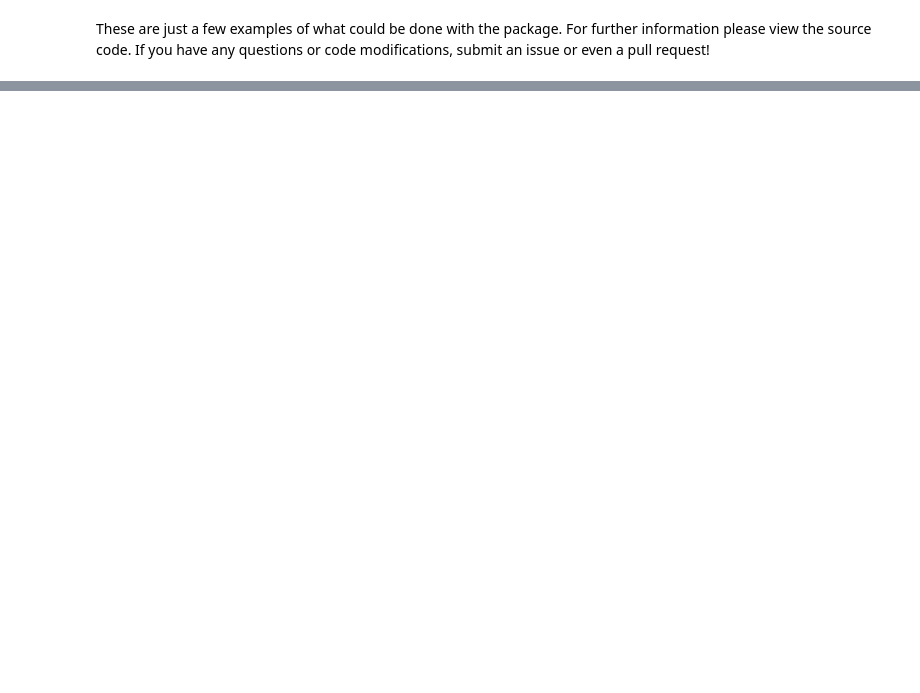
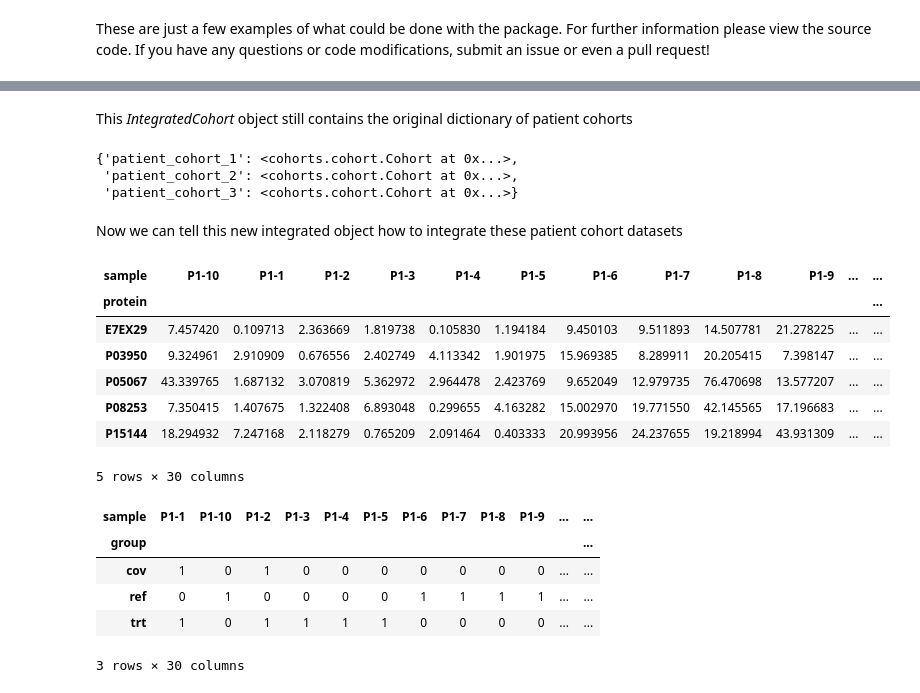
Before and after one commit to ngiangre/cohorts, a Jupyter notebook: Introduction.ipynb, the cells around one changed output, grey strips where cells are left out. Saved outputs shown, nothing was run; the diff lists cells and outputs as text; code cells hidden in the pictures; blank space fills up the shorter version.

```diff
--- a/Introduction.ipynb
+++ b/Introduction.ipynb
@@ -228,0 +291,12 @@ These are just a few examples of what could be done with the package. For furthe
+# %%
+integrated = cohorts.IntegratedCohort(cohorts = objs)
+# %% [markdown]
+This _IntegratedCohort_ object still contains the original dictionary of patient cohorts
+# %%
+integrated.cohorts_dictionary
+# %% [output]
+{'patient_cohort_1': <cohorts.cohort.Cohort at 0x...>,
+ 'patient_cohort_2': <cohorts.cohort.Cohort at 0x...>,
+ 'patient_cohort_3': <cohorts.cohort.Cohort at 0x...>}
+# %% [markdown]
+Now we can tell this new integrated object how to integrate these patient cohort datasets
@@ -228,0 +305,18 @@ These are just a few examples of what could be done with the package. For furthe
+# %%
+display(integrated.df.head())
+display(integrated.df_groups.head())
+# %% [output]
+| sample | P1-10 | P1-1 | P1-2 | P1-3 | P1-4 | P1-5 | P1-6 | P1-7 | P1-8 | P1-9 | ... | ... |
+| protein |  |  |  |  |  |  |  |  |  |  |  | ... |
+| E7EX29 | 7.457420 | 0.109713 | 2.363669 | 1.819738 | 0.105830 | 1.194184 | 9.450103 | 9.511893 | 14.507781 | 21.278225 | ... | ... |
+| P03950 | 9.324961 | 2.910909 | 0.676556 | 2.402749 | 4.113342 | 1.901975 | 15.969385 | 8.289911 | 20.205415 | 7.398147 | ... | ... |
+| P05067 | 43.339765 | 1.687132 | 3.070819 | 5.362972 | 2.964478 | 2.423769 | 9.652049 | 12.979735 | 76.470698 | 13.577207 | ... | ... |
+| P08253 | 7.350415 | 1.407675 | 1.322408 | 6.893048 | 0.299655 | 4.163282 | 15.002970 | 19.771550 | 42.145565 | 17.196683 | ... | ... |
+| P15144 | 18.294932 | 7.247168 | 2.118279 | 0.765209 | 2.091464 | 0.403333 | 20.993956 | 24.237655 | 19.218994 | 43.931309 | ... | ... |
+5 rows × 30 columns
+| sample | P1-1 | P1-10 | P1-2 | P1-3 | P1-4 | P1-5 | P1-6 | P1-7 | P1-8 | P1-9 | ... | ... |
+| group |  |  |  |  |  |  |  |  |  |  |  | ... |
+| cov | 1 | 0 | 1 | 0 | 0 | 0 | 0 | 0 | 0 | 0 | ... | ... |
+| ref | 0 | 1 | 0 | 0 | 0 | 0 | 1 | 1 | 1 | 1 | ... | ... |
+| trt | 1 | 0 | 1 | 1 | 1 | 1 | 0 | 0 | 0 | 0 | ... | ... |
+3 rows × 30 columns
```
Also changed, not shown: parts of 11 cells of this notebook, 13 other files.
